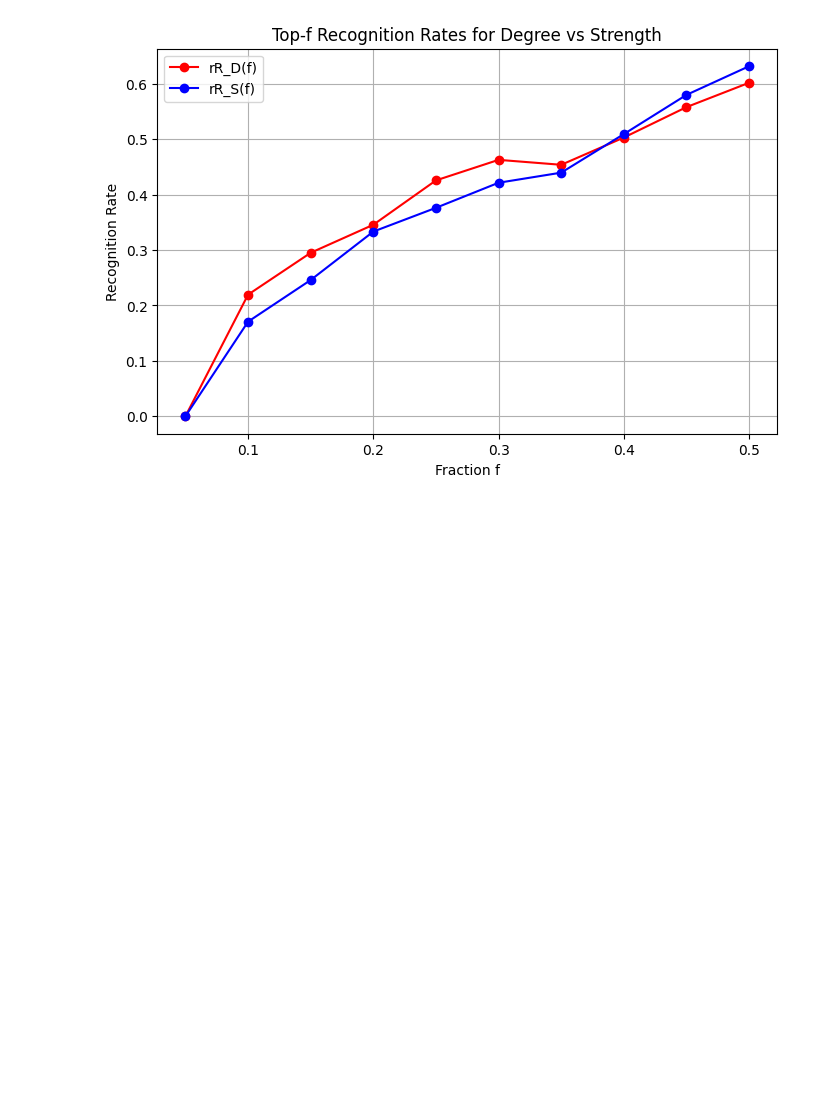
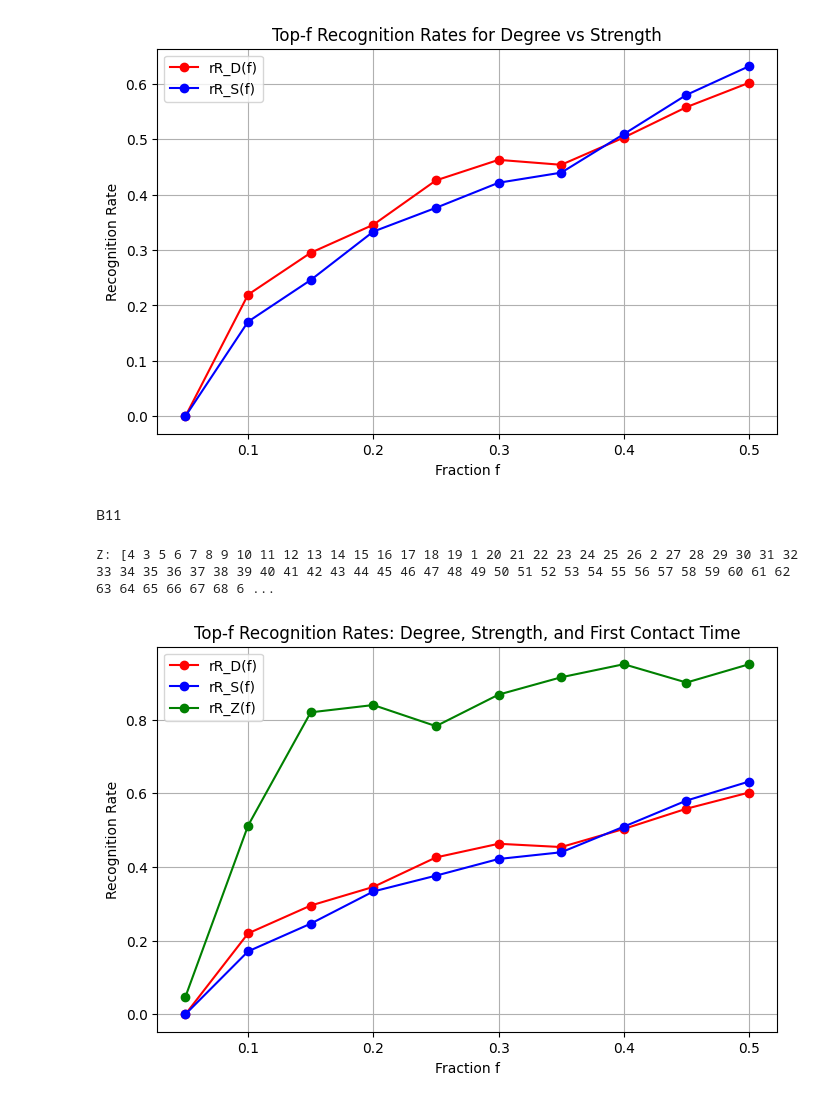
Before and after one commit to Tim-Albers/ComplexNetworks, a Jupyter notebook: Notebooks/Tim_Notebook.ipynb, the cells around one changed output. Saved outputs shown, nothing was run; the diff lists cells and outputs as text; code cells hidden in the pictures; blank space fills up the shorter version.

```diff
--- a/Notebooks/Tim_Notebook.ipynb
+++ b/Notebooks/Tim_Notebook.ipynb
@@ -382,3 +382,79 @@ plt.show()
 # The curve that stays higher indicates a better predictor of nodal influence.
 # %% [output]
 [figure]
+# %% [markdown]
+B11
+# %%
+# 1) Build the aggregated, weighted graph as before (already in G_agg).
+# 2) We have degree ranking (D) and strength ranking (S).
+# 3) Compute the 'first contact time' (Z) for each node in Gdata.
+
+z_dict = {}
+for time, u, v in Gdata:
+    # Update earliest contact time for each node
+    if u not in z_dict or time < z_dict[u]:
+        z_dict[u] = time
+    if v not in z_dict or time < z_dict[v]:
+        z_dict[v] = time
+
+# If a node has no contacts, assign a large time (or 0) as needed
+all_nodes = list(G_agg.nodes())
+for node in all_nodes:
+    if node not in z_dict:
+        z_dict[node] = T + 1  # or some large value
+
+# Sort nodes by ascending Z so that earliest-contact node is first
+Z_sorted = sorted(z_dict.items(), key=lambda x: x[1])
+Z = [node for node, first_time in Z_sorted]
+
+# Print in the same style as R
+print(f"Z: [{' '.join(str(x) for x in Z)}]")
+
+# 4) We already have R, D, S, and fractions, plus the tie-handling logic.
+
+def random_top_fraction(rank_list, fraction):
+    import math
+    top_count = math.ceil(fraction * len(rank_list))
+    # Basic approach: just pick the top top_count
+    return set(rank_list[:top_count])
+
+def recognition_rate(R, X, f):
+    Rf = random_top_fraction(R, f)
+    Xf = random_top_fraction(X, f)
+    return len(Rf.intersection(Xf)) / len(Rf) if Rf else 0
+
+fractions = [0.05, 0.1, 0.15, 0.2, 0.25, 0.3, 0.35, 0.4, 0.45, 0.5]
+n_runs = 1000
+
+# 5) Compute rRZ(f) just like rRD(f) and rRS(f)
+recognition_RZ = []
+
+for f in fractions:
+    vals_RZ = []
+    for _ in range(n_runs):
+        vals_RZ.append(recognition_rate(R, Z, f))
+    recognition_RZ.append(np.mean(vals_RZ))
+
+# 6) Plot rRZ(f) together with the previously computed rRD(f) and rRS(f).
+plt.figure(figsize=(8,5))
+plt.plot(fractions, recognition_RD, 'o-', label='rR_D(f)', color='red')
+plt.plot(fractions, recognition_RS, 'o-', label='rR_S(f)', color='blue')
+plt.plot(fractions, recognition_RZ, 'o-', label='rR_Z(f)', color='green')
+plt.xlabel('Fraction f')
+plt.ylabel('Recognition Rate')
+plt.title('Top-f Recognition Rates: Degree, Strength, and First Contact Time')
+plt.grid(True)
+plt.legend()
+plt.show()
+
+# 7) Brief Interpretation:
+# - Compare rRZ(f) with rR_D(f) and rR_S(f):
+#   If rRZ(f) is consistently lower, Z is a weaker predictor;
+#   if it’s higher in some range, Z can be more relevant.
+#   Typically, if a node appears earlier (low Z),
+#   it could have more time to spread infection,
+#   but that alone might not guarantee it has enough contacts or strength
+#   to become a major spreader.
+# %% [output]
+Z: [4 3 5 6 7 8 9 10 11 12 13 14 15 16 17 18 19 1 20 21 22 23 24 25 26 2 27 28 29 30 31 32 33 34 35 36 37 38 39 40 41 42 43 44 45 46 47 48 49 50 51 52 53 54 55 56 57 58 59 60 61 62 63 64 65 66 67 68 6 ...
+[figure, added]
```
